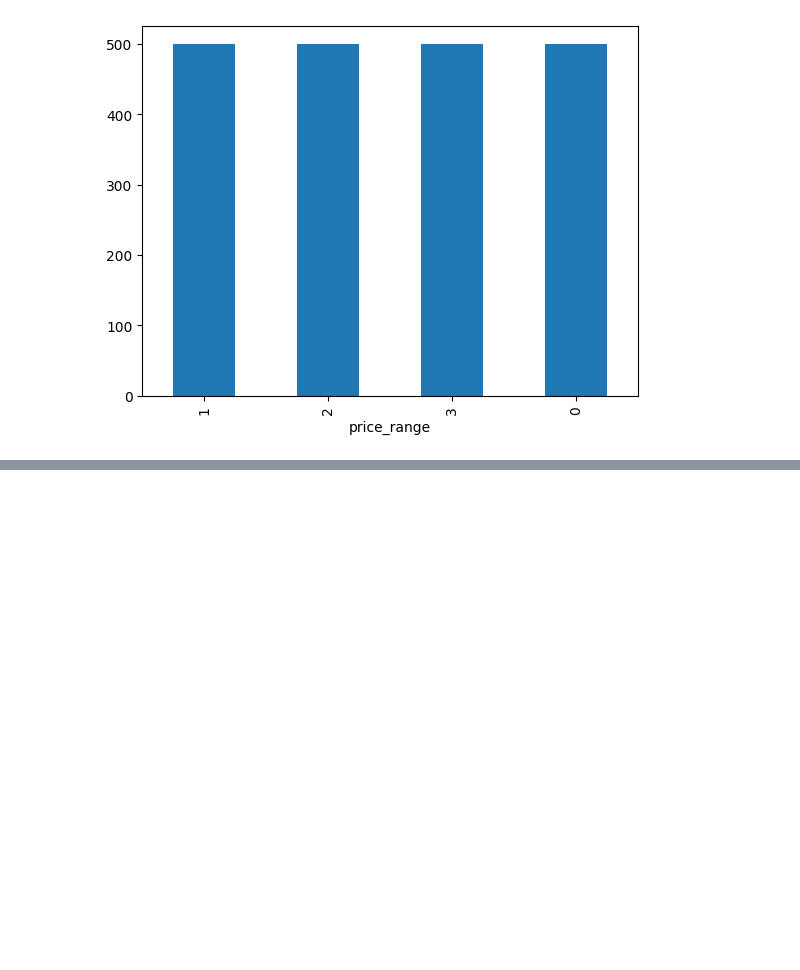
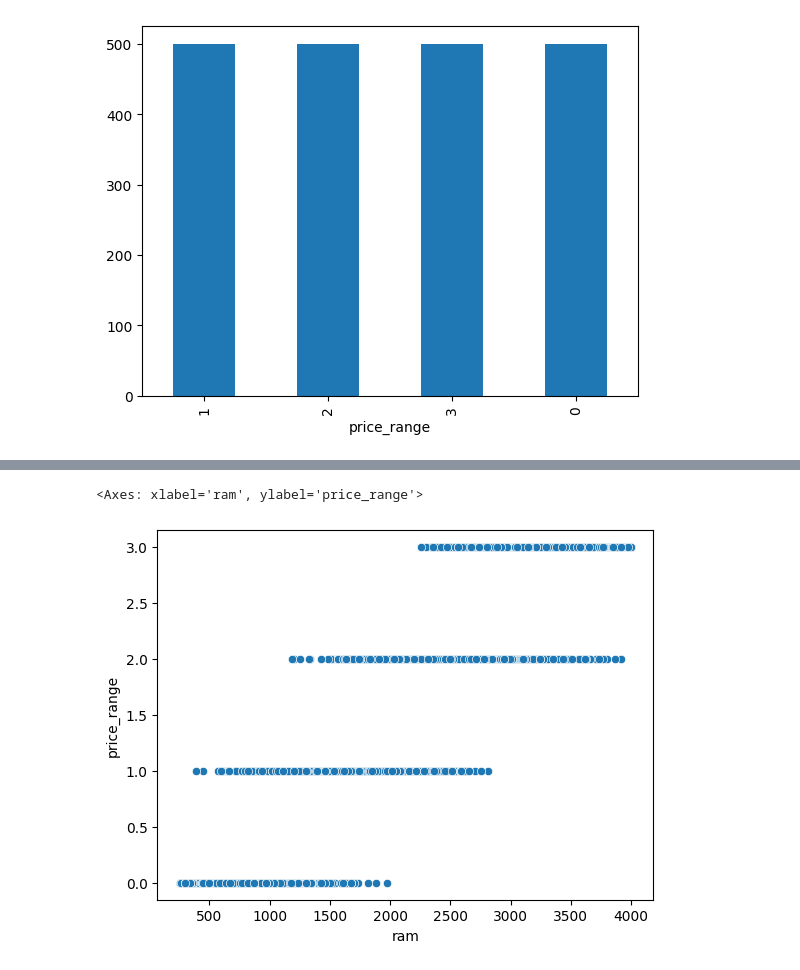
Before and after one commit to aFurkanSogutcu/Mobile-Price-Classification, a Jupyter notebook: preprocessing.ipynb, the cells around one changed output, grey strips where cells are left out. Drawn from its saved outputs; the diff is of its cells as text; code cells hidden in the pictures; blank space fills up the shorter version.

```diff
--- a/preprocessing.ipynb
+++ b/preprocessing.ipynb
@@ -46,0 +69,5 @@ AttributeError: module 'matplotlib.figure' has no attribute 'figure'
+# %%
+sns.scatterplot(x=df["ram"], y=df["price_range"])
+# %% [output]
+<Axes: xlabel='ram', ylabel='price_range'>
+[figure, added]
```
Also changed, not shown: parts of 2 cells of this notebook, 2 other files.
